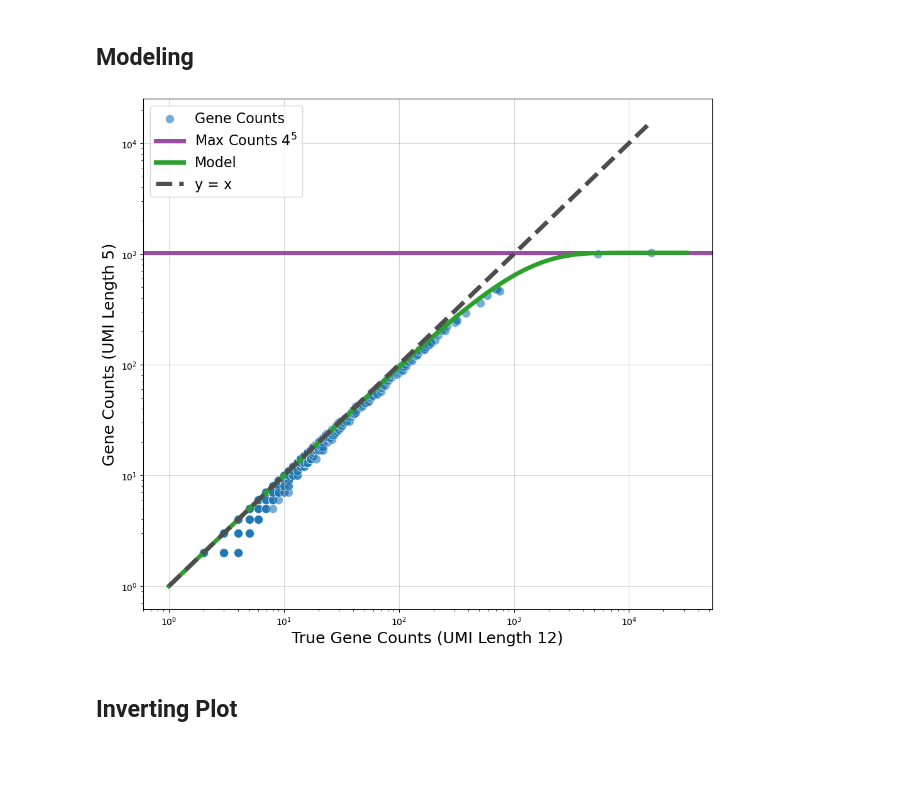
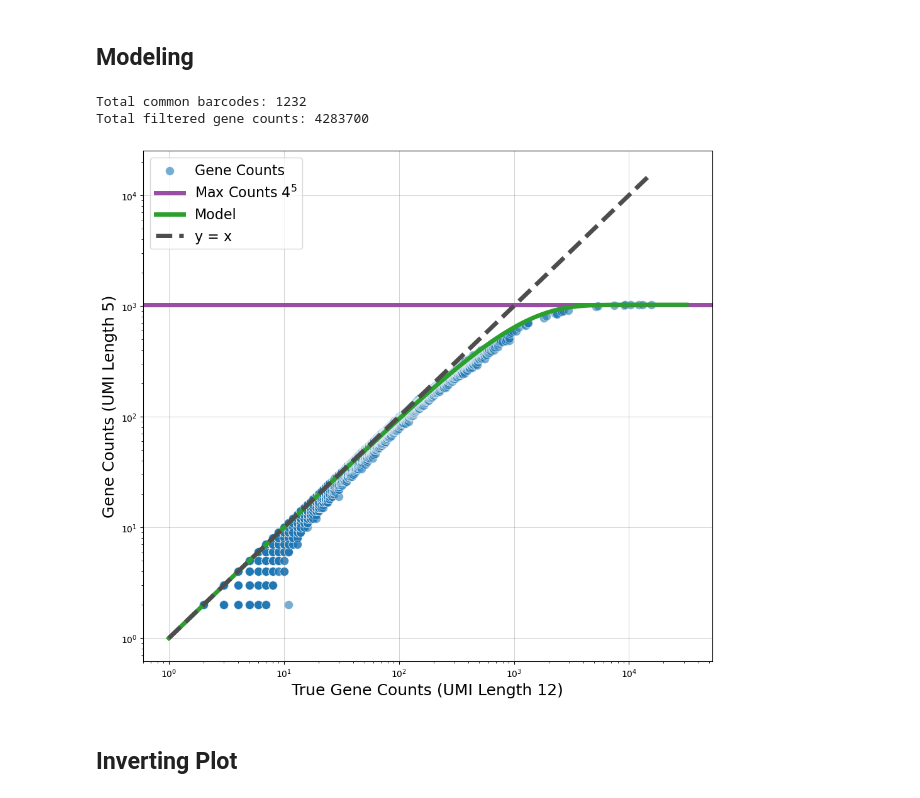
Before and after one commit to agdylan/minimal_UMIs, a Jupyter notebook: figures_ur/manuscript_figures.ipynb, the cells around one changed output. Saved outputs shown, nothing was run; the diff lists cells and outputs as text; code cells hidden in the pictures; blank space fills up the shorter version.

Commit message:
figures update

```diff
--- a/figures_ur/manuscript_figures.ipynb
+++ b/figures_ur/manuscript_figures.ipynb
@@ -27,28 +27,47 @@ def f(n_vals, j):
 # Fixed UMI length for "true" counts
 i = 12
 j = 5  # Only generate for UMI 5
-barcode = "CTACAGACAACAAAGT-1"
 n_values = np.logspace(0, 4.5, 200)
 
 # Output directory
 save_dir = "/data/dagyeman/cellranger/bam_file_analysis/figures_ur/manuscript_figures"
 os.makedirs(save_dir, exist_ok=True)
 
-# Find the barcode index
-index_i = np.where(adata_dict[i].obs_names == barcode)[0][0]
-index_j = np.where(adata_dict[j].obs_names == barcode)[0][0]
+# Ensure both datasets are properly aligned
+common_barcodes = set(adata_dict[i].obs_names).intersection(set(adata_dict[j].obs_names))
+print(f"Total common barcodes: {len(common_barcodes)}")
 
-# Extract and process counts
-gene_counts_i = adata_dict[i].X[index_i].flatten()
-gene_counts_j = adata_dict[j].X[index_j].flatten()
+# Initialize lists to hold all gene counts for all common cells
+all_gene_counts_i = []
+all_gene_counts_j = []
 
-mask = gene_counts_i >= 1
-gene_counts_i = gene_counts_i[mask]
-gene_counts_j = gene_counts_j[mask]
+# Extract gene counts for each common barcode
+for barcode in common_barcodes:
+    # Get the gene counts for this barcode in both datasets
+    gene_counts_i = adata_dict[i][barcode].X.toarray().flatten()
+    gene_counts_j = adata_dict[j][barcode].X.toarray().flatten()
 
-sorted_idx = np.argsort(gene_counts_i)
-sorted_gene_counts_i = gene_counts_i[sorted_idx] + 1
-sorted_gene_counts_j = gene_counts_j[sorted_idx] + 1
+    # Create a boolean mask for gene_counts_i that are greater than or equal to 1
+    mask = gene_counts_i >= 1
+
+    # Apply the mask to filter gene_counts_i and the corresponding values in gene_counts_j
+    filtered_counts_i = gene_counts_i[mask] + 1  # +1 for log scale
+    filtered_counts_j = gene_counts_j[mask] + 1
+
+    # Append to the global lists
+    all_gene_counts_i.extend(filtered_counts_i)
+    all_gene_counts_j.extend(filtered_counts_j)
+
+# Convert lists to numpy arrays
+all_gene_counts_i = np.array(all_gene_counts_i)
+all_gene_counts_j = np.array(all_gene_counts_j)
+
+print(f"Total filtered gene counts: {len(all_gene_counts_i)}")
+
+# Sort the gene counts based on gene_counts_i
+sorted_indices = np.argsort(all_gene_counts_i)
+sorted_gene_counts_i = all_gene_counts_i[sorted_indices]
+sorted_gene_counts_j = all_gene_counts_j[sorted_indices]
 
 # Create plot
 plt.figure(figsize=(10, 9))
@@ -73,34 +92,36 @@ plt.axhline(
     label=f'Max Counts $4^{{{j}}}$'
 )
 
 # Plot the model
 model_vals = f(n_values, j)
 plt.plot(
     n_values,
     model_vals,
     color='#2ca02c',  # Standard Green for Model Line
     linewidth=5,
     label='Model'
 )
 
 # Reference y = x line
 max_val = max(sorted_gene_counts_i.max(), sorted_gene_counts_j.max())
 plt.plot([1, max_val], [1, max_val], linestyle='--', color='#4D4D4D', linewidth=5, label='y = x')
 
 # Axis scaling and labels
 plt.xscale('log')
 plt.yscale('log')
 plt.xlabel('True Gene Counts (UMI Length 12)', fontsize=18)
 plt.ylabel('Gene Counts (UMI Length 5)', fontsize=18)
 plt.grid(True, linestyle='-', linewidth=0.5, color='gray', alpha=0.5)
 plt.legend(fontsize=16)
 plt.tight_layout()
 
 # Save and show the plot
-plt.savefig(f"{save_dir}/UMI_12_vs_5.pdf")
+plt.savefig(f"{save_dir}/UMI_12_vs_5_all_cells.pdf")
 plt.show()
 plt.close()
 # %% [output]
+Total common barcodes: 1232
+Total filtered gene counts: 4283700
-[figure, old version]
+[figure, new version]
 # %% [markdown]
 ## Inverting Plot
```
Also changed, not shown: parts of 8 cells of this notebook, 9 other files.
